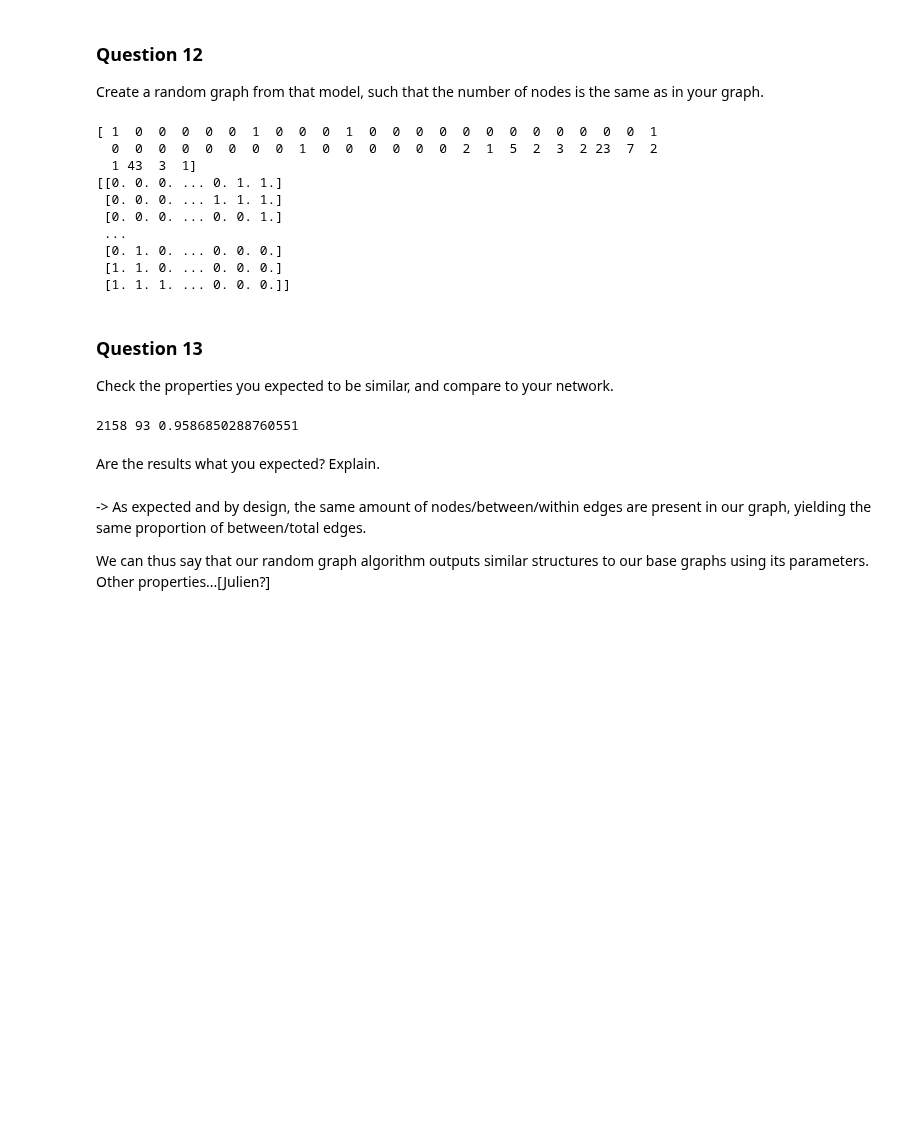
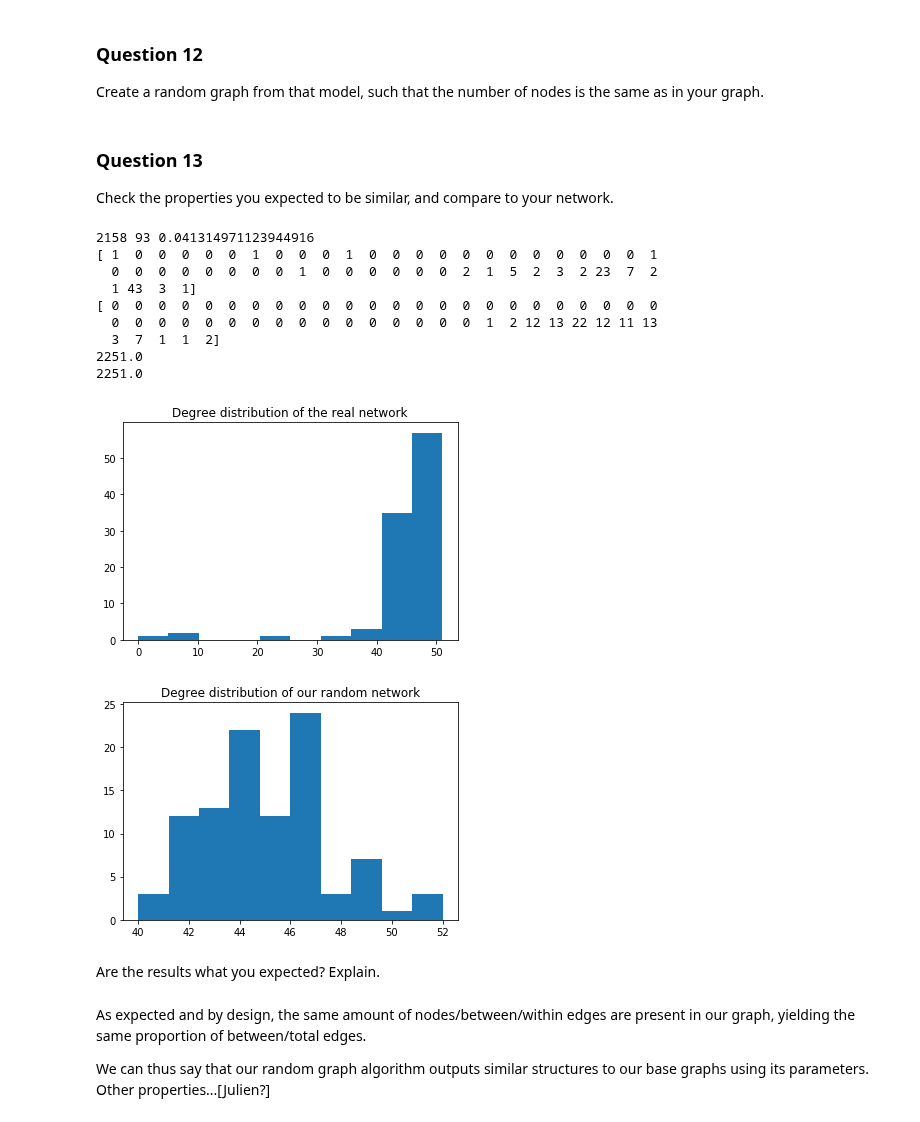
Before and after one commit to AgentAGadge/ntds_2018, a Jupyter notebook: milestones/2_network_models.ipynb, the cells around one changed output. Drawn from its saved outputs; the diff is of its cells as text; code cells hidden in the pictures; blank space fills up the shorter version.

Commit message:
Fixed problem that it would connect already-connected nodes pretty often and thus make a bad distribution of degrees, number of total edges, etc.

```diff
--- a/milestones/2_network_models.ipynb
+++ b/milestones/2_network_models.ipynb
@@ -369,3 +377,13 @@ def count_within_between_q(adjmat, com_lookup):
+# %%
+
+def degree_distribution(adj):
+    """ Computes the degree distribution of adj matrix. """
+    deg_raw = np.sum(adj.astype(int), axis=0)
+    deg_cumul = np.zeros(deg_raw.max()+1, dtype=int)
+    unique, counts = np.unique(deg_raw, return_counts=True)
+    for deg, count in dict(zip(unique, counts)).items():
+        deg_cumul[deg] = count
+    return deg_cumul
 # %%
 with open('DFvotesBySenators.pkl', 'rb') as fp:
     dfvbs = pickle.load(fp)
@@ -515,43 +553,47 @@ Explain (in short) how the chosen model works.
 Create a random graph from that model, such that the number of nodes is the same as in your graph.
 # %%
 
-degrees_raw = np.sum(adjacency.astype(int), axis=0)
-degrees_cumul = np.zeros(degrees_raw.max()+1, dtype=int)
-
-unique, counts = np.unique(degrees_raw, return_counts=True)
-for degree, count in dict(zip(unique, counts)).items():
-    degrees_cumul[degree] = count
-print(degrees_cumul)
-
+adj_d = degree_distribution(adjacency)
 # Use debug_out=True to get detailed info
-rand_G = random_community_structure(100, np.array([50,50]), degrees_cumul, q, debug_out=False)
-print(rand_G)
+rand_G = random_community_structure(100, np.array([50,50]), adj_d, q, debug_out=False)
-# %% [output]
-[ 1  0  0  0  0  0  1  0  0  0  1  0  0  0  0  0  0  0  0  0  0  0  0  1
-  0  0  0  0  0  0  0  0  1  0  0  0  0  0  0  2  1  5  2  3  2 23  7  2
-  1 43  3  1]
-[[0. 0. 0. ... 0. 1. 1.]
- [0. 0. 0. ... 1. 1. 1.]
- [0. 0. 0. ... 0. 0. 1.]
- ...
- [0. 1. 0. ... 0. 0. 0.]
- [1. 1. 0. ... 0. 0. 0.]
- [1. 1. 1. ... 0. 0. 0.]]
 # %% [markdown]
 ### Question 13
 
 Check the properties you expected to be similar, and compare to your network.
-# %%
-# Your code here.
-
-rand_within, rand_between, rand_q = count_within_between_q(rand_G, dfvbs['party'])
-print(rand_within, rand_between, rand_q)
-# %% [output]
-2158 93 0.9586850288760551
+# %%
+# Your code here.
+
+rand_within, rand_between, rand_q = count_within_between_q(rand_G, dfvbs['party'])
+print(rand_within, rand_between, rand_q)
+
+rand_d = degree_distribution(rand_G)
+print(adj_d)
+print(rand_d)
+print(sum([i*adj_d[i] for i in range(len(adj_d))])*.5)
+print(sum([i*rand_d[i] for i in range(len(rand_d))])*.5)
+
+plt.hist((np.sum(adjacency.astype(int), axis=0)))
+plt.title('Degree distribution of the real network')
+plt.show()
+plt.hist((np.sum(rand_G.astype(int), axis=0)))
+plt.title('Degree distribution of our random network')
+plt.show()
+# %% [output]
+2158 93 0.041314971123944916
+[ 1  0  0  0  0  0  1  0  0  0  1  0  0  0  0  0  0  0  0  0  0  0  0  1
+  0  0  0  0  0  0  0  0  1  0  0  0  0  0  0  2  1  5  2  3  2 23  7  2
+  1 43  3  1]
+[ 0  0  0  0  0  0  0  0  0  0  0  0  0  0  0  0  0  0  0  0  0  0  0  0
+  0  0  0  0  0  0  0  0  0  0  0  0  0  0  0  0  1  2 12 13 22 12 11 13
+  3  7  1  1  2]
+2251.0
+2251.0
+[figure, added]
+[figure, added]
 # %% [markdown]
 Are the results what you expected? Explain.
 # %% [markdown]
--> As expected and by design, the  same amount of nodes/between/within edges are present in our graph, yielding the same proportion of between/total edges.
+As expected and by design, the  same amount of nodes/between/within edges are present in our graph, yielding the same proportion of between/total edges.
 
 We can thus say that our random graph algorithm outputs similar structures to our base graphs using its parameters.
 Other properties...[Julien?]
```
Also changed, not shown: parts of 7 cells of this notebook.
